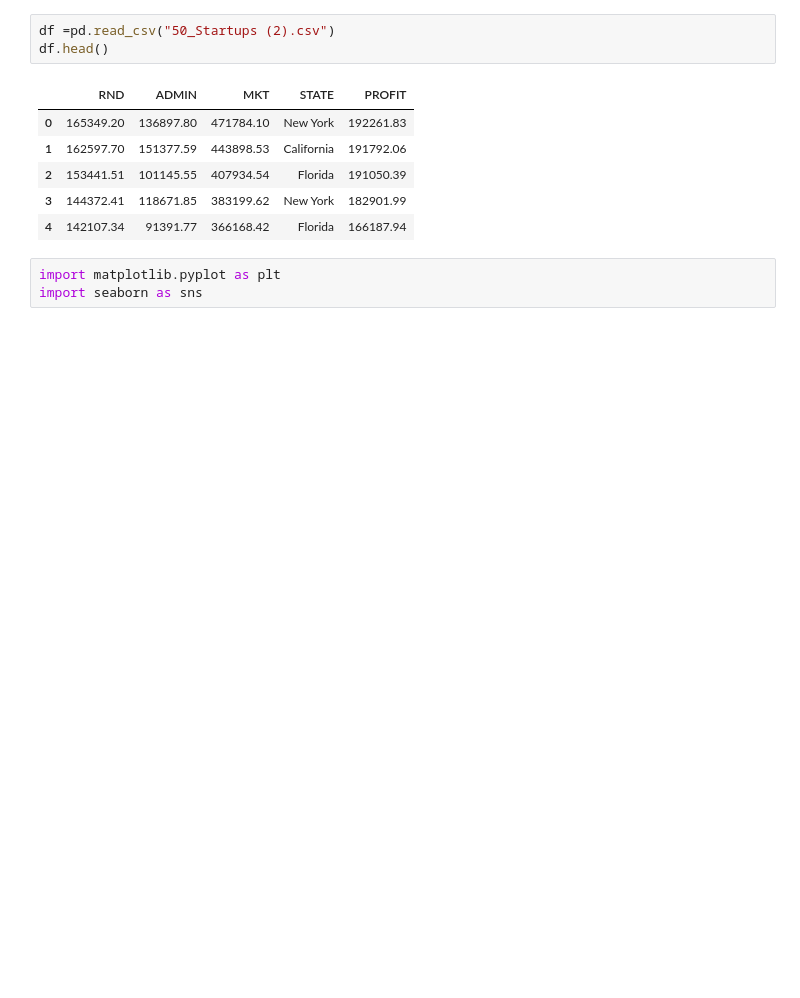
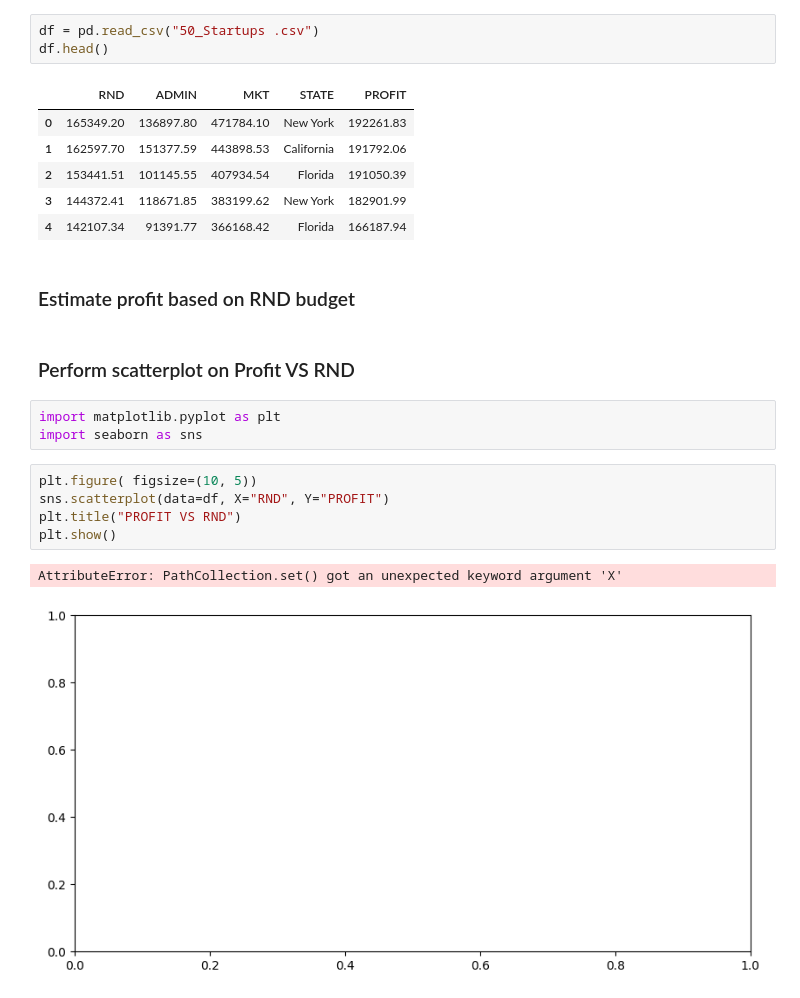
Before and after one commit to Omkar1718/Machine-learning, a Jupyter notebook: 1 Simple linear regression/SlR.ipynb, the cells around one changed output. Drawn from its saved outputs; the diff is of its cells as text; blank space fills up the shorter version.

```diff
--- a/1 Simple linear regression/SlR.ipynb
+++ b/1 Simple linear regression/SlR.ipynb
@@ -1,7 +4,7 @@
 # %%
 import pandas as pd
 # %%
-df =pd.read_csv("50_Startups (2).csv")
+df = pd.read_csv("50_Startups .csv")
 df.head()
 # %% [output]
 |  | RND | ADMIN | MKT | STATE | PROFIT |
@@ -10,6 +13,18 @@ df.head()
 | 2 | 153441.51 | 101145.55 | 407934.54 | Florida | 191050.39 |
 | 3 | 144372.41 | 118671.85 | 383199.62 | New York | 182901.99 |
 | 4 | 142107.34 | 91391.77 | 366168.42 | Florida | 166187.94 |
+# %% [markdown]
+### Estimate profit based on RND budget
+# %% [markdown]
+### Perform scatterplot on Profit VS RND
 # %%
 import matplotlib.pyplot as plt
 import seaborn as sns
+# %%
+plt.figure( figsize=(10, 5))
+sns.scatterplot(data=df, X="RND", Y="PROFIT")
+plt.title("PROFIT VS RND")
+plt.show()
+# %% [output]
+AttributeError: PathCollection.set() got an unexpected keyword argument 'X'
+[figure, added]
```
Also changed, not shown: parts of 23 cells of this notebook, 13 other files.
